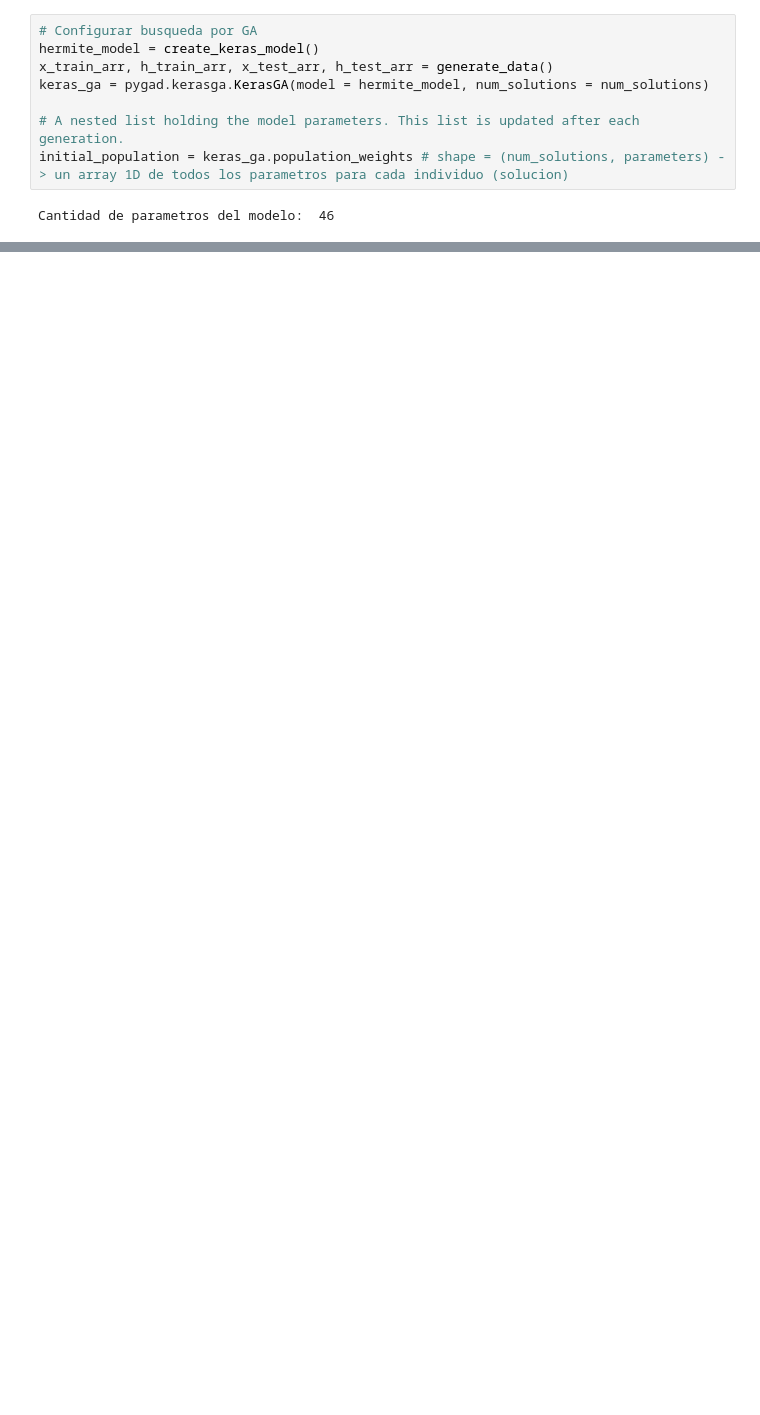
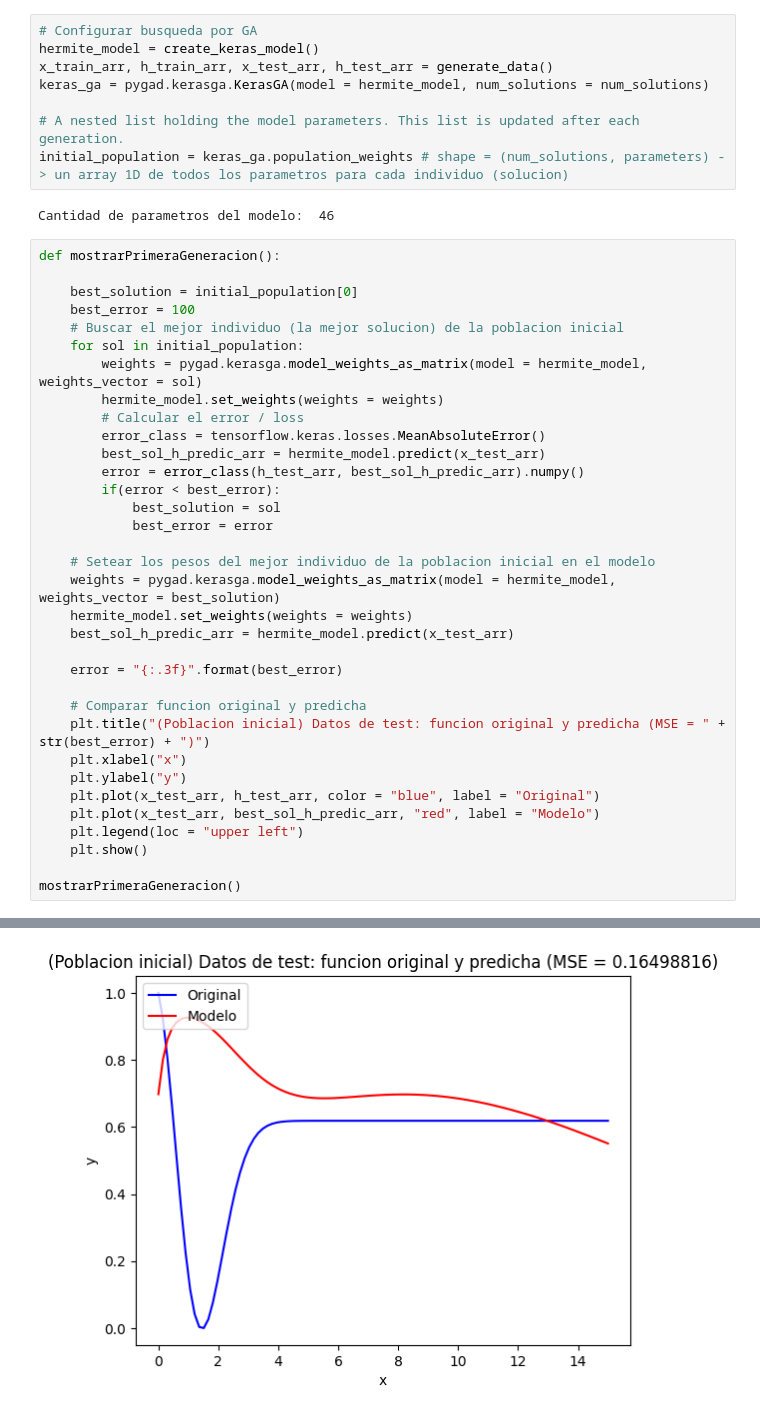
Before and after one commit to FedericoPacheco/tp2-ic, a Jupyter notebook: GA.ipynb, the cells around one changed output, grey strips where cells are left out. Saved outputs shown, nothing was run; the diff lists cells and outputs as text; blank space fills up the shorter version.

```diff
--- a/GA.ipynb
+++ b/GA.ipynb
@@ -105,3 +105,38 @@ keras_ga = pygad.kerasga.KerasGA(model = hermite_model, num_solutions = num_solu
 initial_population = keras_ga.population_weights # shape = (num_solutions, parameters) -> un array 1D de todos los parametros para cada individuo (solucion)
 # %% [output]
 Cantidad de parametros del modelo:  46
+# %%
+def mostrarPrimeraGeneracion():
+
+    best_solution = initial_population[0]
+    best_error = 100
+    # Buscar el mejor individuo (la mejor solucion) de la poblacion inicial
+    for sol in initial_population:
+        weights = pygad.kerasga.model_weights_as_matrix(model = hermite_model, weights_vector = sol)
+        hermite_model.set_weights(weights = weights)
+        # Calcular el error / loss
+        error_class = tensorflow.keras.losses.MeanAbsoluteError()
+        best_sol_h_predic_arr = hermite_model.predict(x_test_arr)
+        error = error_class(h_test_arr, best_sol_h_predic_arr).numpy()
+        if(error < best_error):
+            best_solution = sol
+            best_error = error
+
+    # Setear los pesos del mejor individuo de la poblacion inicial en el modelo
+    weights = pygad.kerasga.model_weights_as_matrix(model = hermite_model, weights_vector = best_solution)
+    hermite_model.set_weights(weights = weights)
+    best_sol_h_predic_arr = hermite_model.predict(x_test_arr)
+
+    error = "{:.3f}".format(best_error)
+
+    # Comparar funcion original y predicha
+    plt.title("(Poblacion inicial) Datos de test: funcion original y predicha (MSE = " + str(best_error) + ")")
+    plt.xlabel("x")
+    plt.ylabel("y")
+    plt.plot(x_test_arr, h_test_arr, color = "blue", label = "Original")
+    plt.plot(x_test_arr, best_sol_h_predic_arr, "red", label = "Modelo")
+    plt.legend(loc = "upper left")
+    plt.show()
+
+mostrarPrimeraGeneracion()
+# %% [output]
@@ -108,3 +160,4 @@ Cantidad de parametros del modelo:  46
+[figure, added]
 # %%
 # Crear instancia de GA
 ga_instance = pygad.GA(
```
Also changed, not shown: parts of 11 cells of this notebook, 1 other file.
